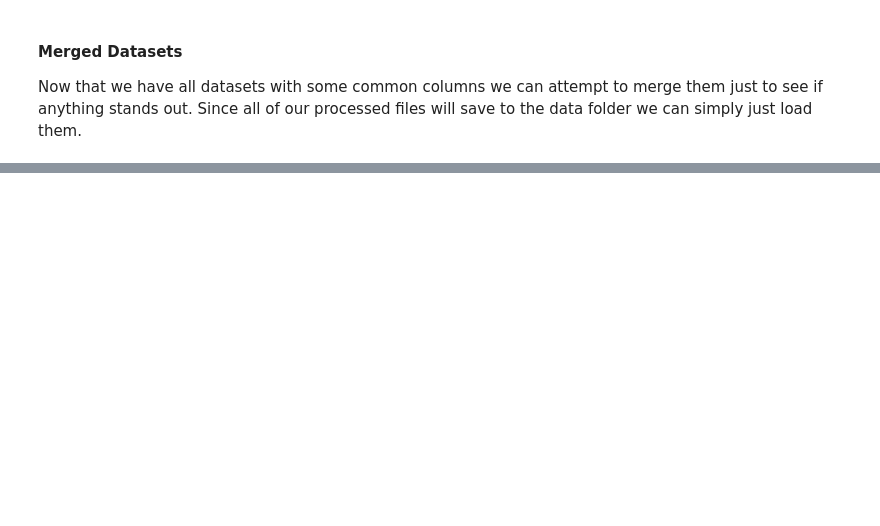
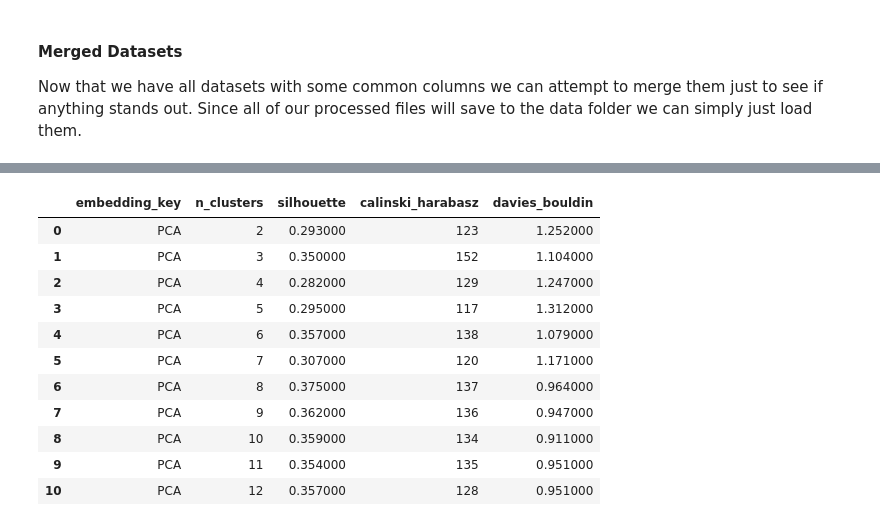
Before and after one commit to jonnross88/WhoLetThePuppiesIn, a Jupyter notebook: notebooks/02_data_wrangling.ipynb, the cells around one changed output, grey strips where cells are left out. Saved outputs shown, nothing was run; the diff lists cells and outputs as text; code cells hidden in the pictures; blank space fills up the shorter version.

```diff
--- a/notebooks/02_data_wrangling.ipynb
+++ b/notebooks/02_data_wrangling.ipynb
@@ -2111,0 +1864,16 @@ corr.hvplot.heatmap(
+# %%
+# transform the data
+pca_data = pca.transform(scaled_data_df)
+pca_data_df = pd.DataFrame(
+    pca_data, columns=[f"PC{i}" for i in range(1, n + 1)])
+pca_data_df
+
+
+# Get the number of components that explain at least 95% of the variance
+num_components = np.where(cumulative_variance_ratio >= 0.95)[0][0]
+
+# Select the first `num_components` columns
+pca_data_df_reduced = pca_data_df.iloc[:, :num_components]
+# pca_data_df_reduced
+print(f"{pca_data_df_reduced.shape[1]} components explain 95% of the variance")
+pca_data_df_reduced.head()
@@ -2111,0 +1903,49 @@ corr.hvplot.heatmap(
+# %%
+# get the scores for the PCA data
+pca_scores = hf.calculate_clusters_scores(
+    {"PCA": pca_data_df_reduced}, n_clusters)
+
+
+# draw an outline around the highest score in the silhouette score and calinski but the lowest in the davies
+# pca_scores.set_index().style.apply(
+#     lambda x: ["border: 2px solid red" if v == x.max() else "" for v in x],
+#     axis=1,
+# )
+# pca_scores.style.highlight_max(axis=0, color="lightgreen").highlight_min(
+#     axis=0, color="lightcoral"
+# )
+def color_max(val, df, col):
+    color = "lightpink" if val == df[col].max() else "gray"
+    return f"color: {color}"
+
+
+def color_min(val, df, col):
+    color = "skyblue" if val == df[col].min() else "gray"
+    return f"color: {color}"
+
+
+styled_df = (
+    pca_scores.style.map(
+        color_max, subset=["silhouette"], df=pca_scores, col="silhouette"
+    )
+    .map(color_min, subset=["davies_bouldin"], df=pca_scores, col="davies_bouldin")
+    .map(
+        color_max, subset=["calinski_harabasz"], df=pca_scores, col="calinski_harabasz"
+    )
+)
+
+styled_df
+# pca_scores.to_dict(orient="tight")
+# %% [output]
+|  | embedding_key | n_clusters | silhouette | calinski_harabasz | davies_bouldin |
+| 0 | PCA | 2 | 0.293000 | 123 | 1.252000 |
+| 1 | PCA | 3 | 0.350000 | 152 | 1.104000 |
+| 2 | PCA | 4 | 0.282000 | 129 | 1.247000 |
+| 3 | PCA | 5 | 0.295000 | 117 | 1.312000 |
+| 4 | PCA | 6 | 0.357000 | 138 | 1.079000 |
+| 5 | PCA | 7 | 0.307000 | 120 | 1.171000 |
+| 6 | PCA | 8 | 0.375000 | 137 | 0.964000 |
+| 7 | PCA | 9 | 0.362000 | 136 | 0.947000 |
+| 8 | PCA | 10 | 0.359000 | 134 | 0.911000 |
+| 9 | PCA | 11 | 0.354000 | 135 | 0.951000 |
+| 10 | PCA | 12 | 0.357000 | 128 | 0.951000 |
```
Also changed, not shown: parts of 74 cells of this notebook, 2 other files.
